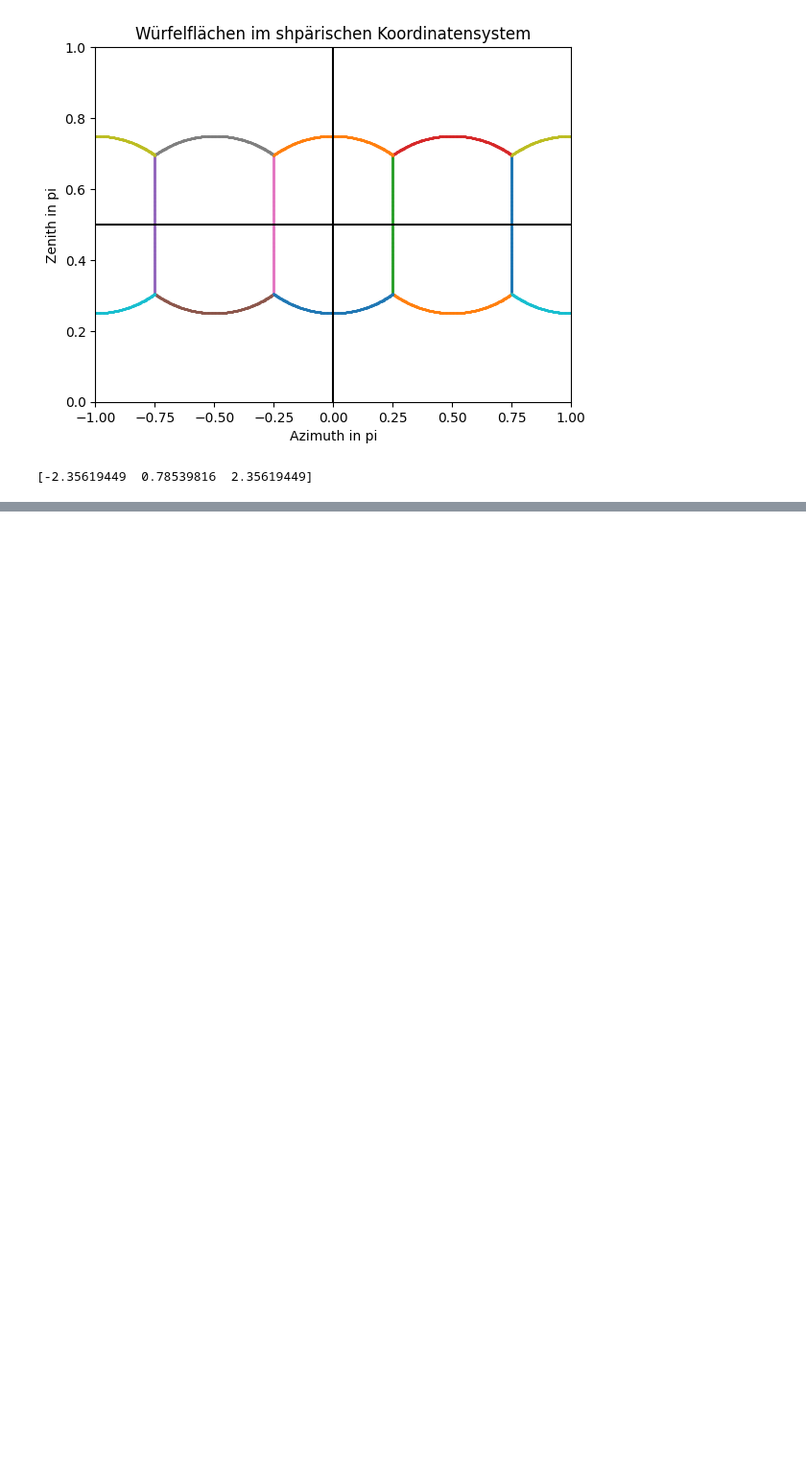
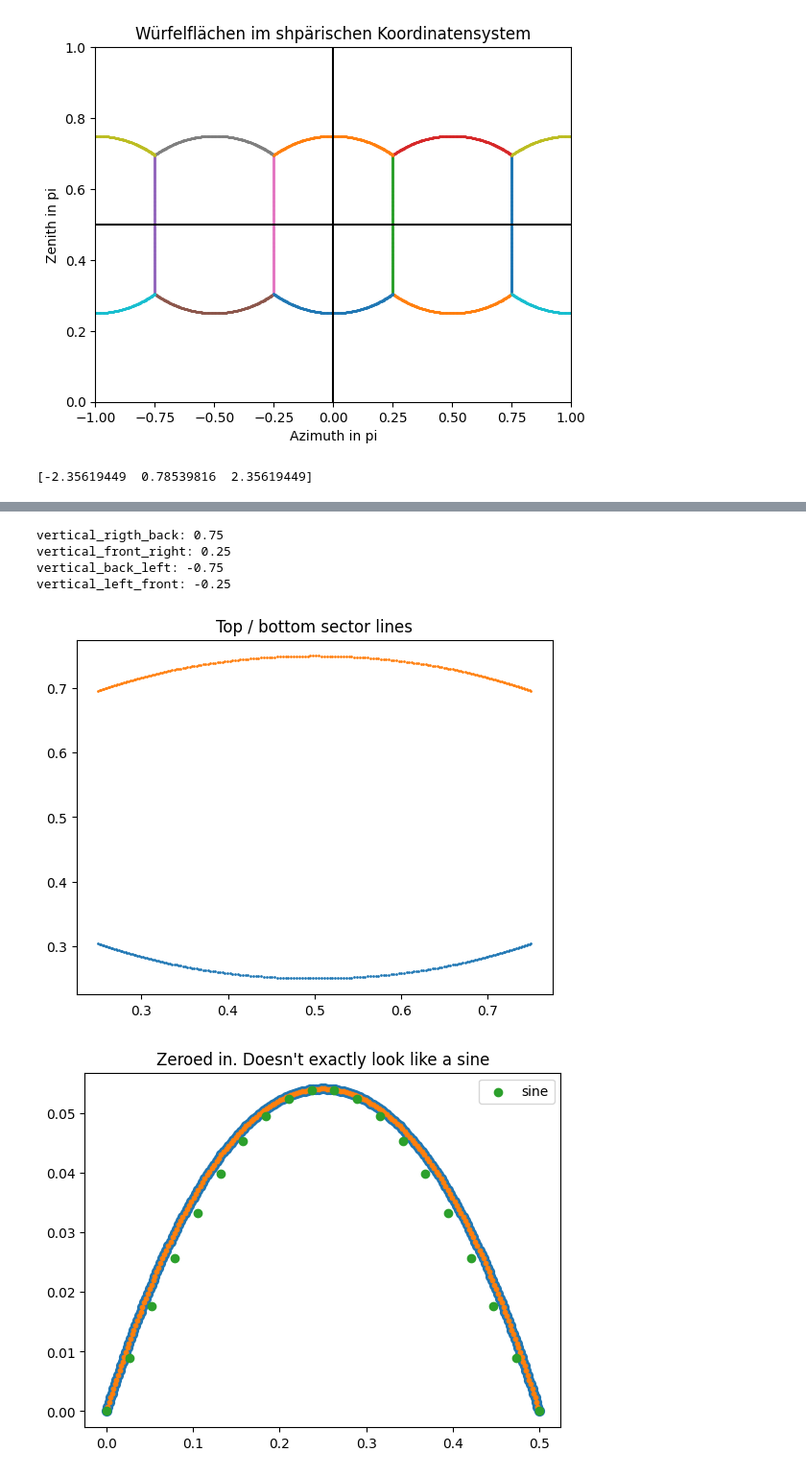
Before and after one commit to Floloffel/VAR-Project, a Jupyter notebook: Private testing/Flo/sphere_to_cube.ipynb, the cells around one changed output, grey strips where cells are left out. Shown at 96% size. Saved outputs shown, nothing was run; the diff lists cells and outputs as text; code cells hidden in the pictures; blank space fills up the shorter version.

Commit message:
added and explored sector classifiyer

```diff
--- a/Private testing/Flo/sphere_to_cube.ipynb
+++ b/Private testing/Flo/sphere_to_cube.ipynb
@@ -242,0 +282,52 @@ plt.show()
+# %%
+#for i , label in enumerate(labels):
+#    plt.scatter(lines_sph[i][0]/np.pi, lines_sph[i][1]/np.pi, s=1, label=f"{i}, {label}")
+
+#i=0
+#plt.scatter(lines_sph[i][0]/np.pi, lines_sph[i][1]/np.pi, s=1)
+#plt.show()
+
+vertical_rigth_back = lines_sph[0][0][0]/np.pi
+print("vertical_rigth_back:", vertical_rigth_back)
+
+vertical_front_right = lines_sph[2][0][0]/np.pi
+print("vertical_front_right:", vertical_front_right)
+
+vertical_back_left = lines_sph[4][0][0]/np.pi
+print("vertical_back_left:", vertical_back_left)
+
+vertical_left_front = lines_sph[6][0][0]/np.pi
+print("vertical_left_front:", vertical_left_front)
+# %% [output]
+vertical_rigth_back: 0.75
+vertical_front_right: 0.25
+vertical_back_left: -0.75
+vertical_left_front: -0.25
+# %%
+i=1
+plt.figure()
+plt.scatter(lines_sph[i][0]/np.pi, lines_sph[i][1]/np.pi, s=1)
+plt.scatter(lines_sph[i+2][0]/np.pi, lines_sph[i+2][1]/np.pi, s=1)
+plt.title('Top / bottom sector lines')
+plt.show()
+
+
+i=1
+plt.figure()
+plt.scatter(lines_sph[i][0]/np.pi-0.25, np.abs(lines_sph[i][1]/np.pi - 0.5)-np.abs(lines_sph[i][1][0]/np.pi - 0.5), s=50)
+plt.scatter(lines_sph[i+2][0]/np.pi-0.25, np.abs(lines_sph[i+2][1]/np.pi - 0.5)-np.abs(lines_sph[i][1][0]/np.pi - 0.5), s=10)
+
+
+
+# try if its a sine
+samples = np.linspace(0, 0.5, 20)
+y_sine = (0.25-np.abs(lines_sph[i][1][0]/np.pi - 0.5)) * np.sin(samples*(2*np.pi))
+
+plt.scatter(samples, y_sine, label='sine')
+plt.title("Zeroed in. Doesn't exactly look like a sine")
+plt.legend()
+
+plt.show()
+# %% [output]
+[figure, added]
+[figure, added]
```
Also changed, not shown: parts of 13 cells of this notebook.
